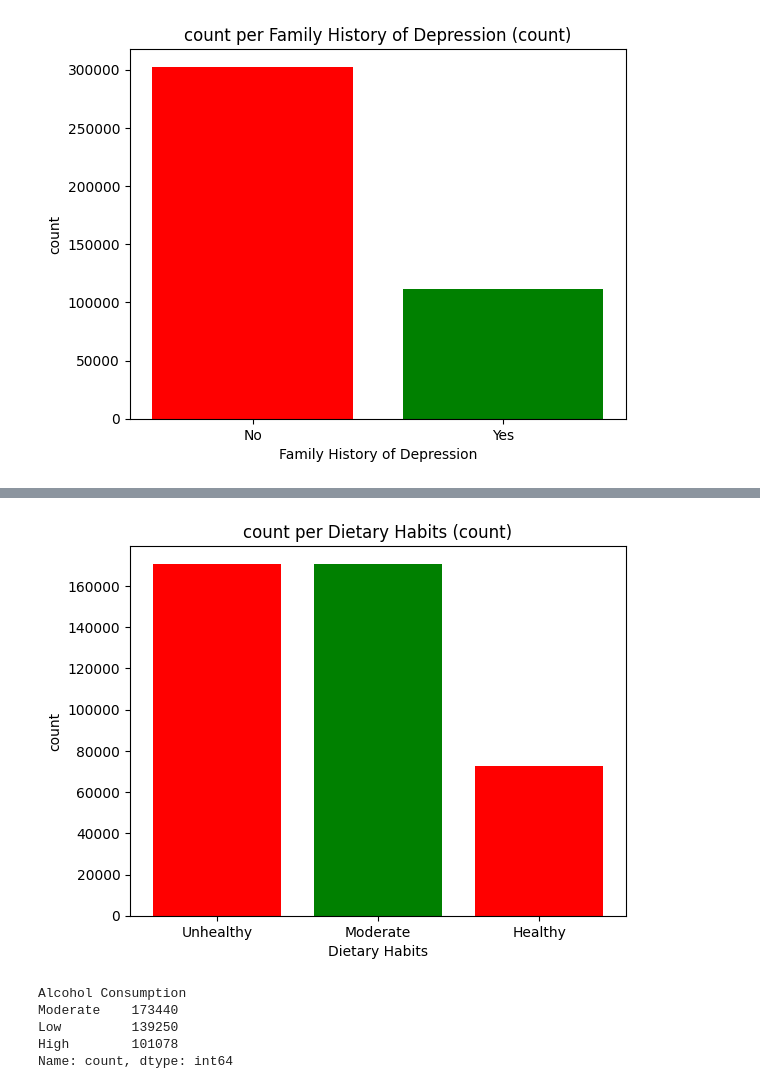
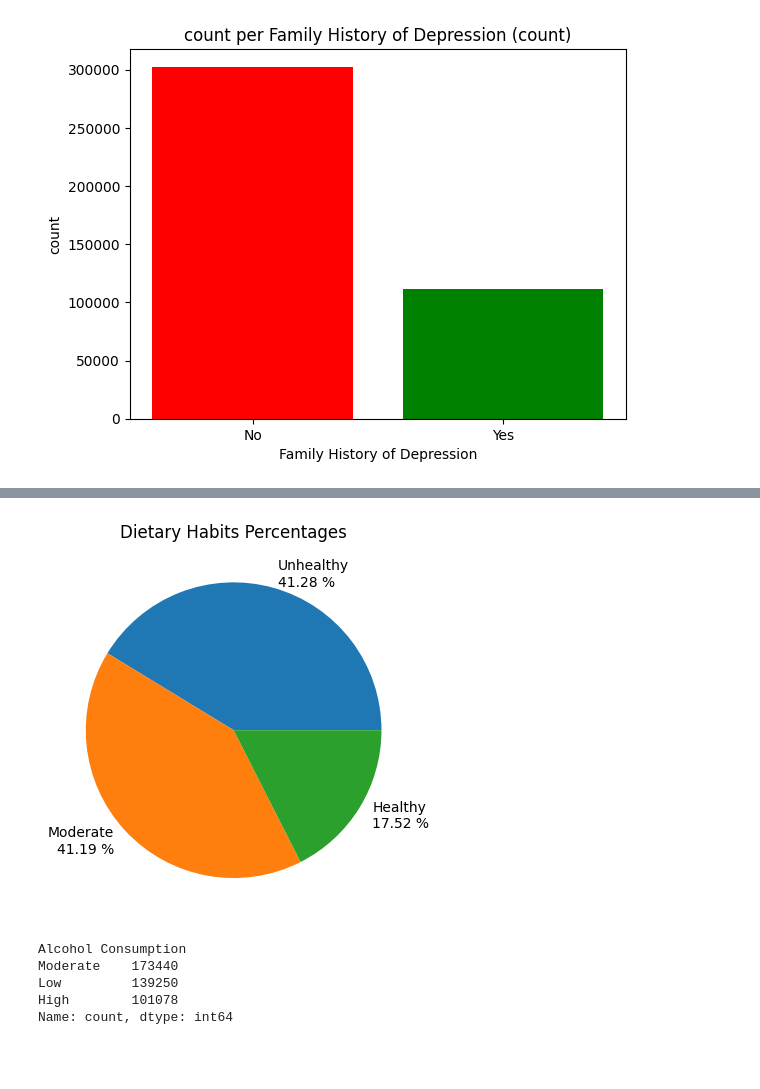
Before and after one commit to ShaQ90/week3_project, a Jupyter notebook: notebooks/data_testing_tiago.ipynb, the cells around one changed output, grey strips where cells are left out. Saved outputs shown, nothing was run; the diff lists cells and outputs as text; code cells hidden in the pictures; blank space fills up the shorter version.

Commit message:
added new function to pie chart

```diff
--- a/notebooks/data_testing_tiago.ipynb
+++ b/notebooks/data_testing_tiago.ipynb
@@ -59,8 +58,8 @@ Name: count, dtype: int64
 # %%
 new_df = func.creat_df_count(df,"Dietary Habits").copy()
-func.plot_drawing_single(new_df,"count")
+func.plot_drawing_pie_count(new_df)
 # %% [output]
-[figure, old version]
+[figure, new version]
 # %%
 df["Alcohol Consumption"].value_counts()
 # %% [output]
```
Also changed, not shown: parts of 10 cells of this notebook, 6 other files.
